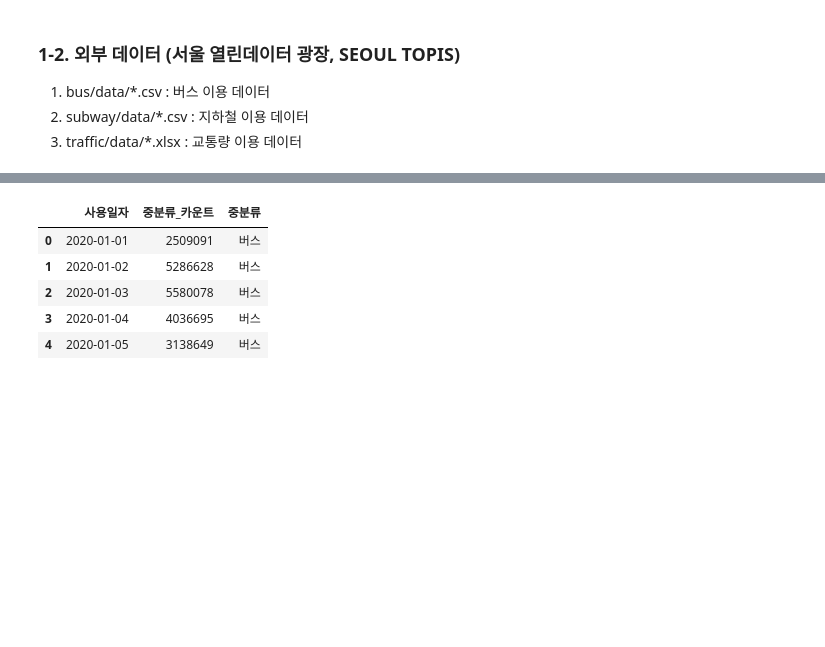
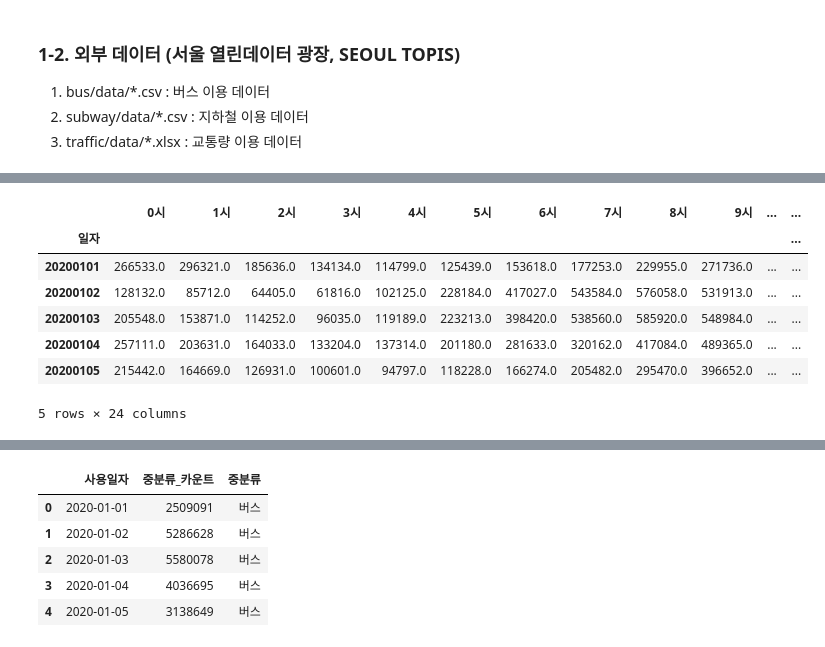
Before and after one commit to JONGSKY/Dacon-COVID-19-Viz, a Jupyter notebook: result/result_1.ipynb, the cells around one changed output, grey strips where cells are left out. Drawn from its saved outputs; the diff is of its cells as text; code cells hidden in the pictures; blank space fills up the shorter version.

```diff
--- a/result/result_1.ipynb
+++ b/result/result_1.ipynb
@@ -209,0 +320,7 @@ traffic_df = pd.read_csv(os.path.join(BASE_DIR, EXTERNAL_DIR, TRAFFIC_DIR, TRAFF
+# %%
+traffic_df = pd.DataFrame(columns=['일자', '요일', '지점명', '지점번호', '방향', '구분', '0시', '1시', '2시', '3시', '4시',
+       '5시', '6시', '7시', '8시', '9시', '10시', '11시', '12시', '13시', '14시', '15시',
+       '16시', '17시', '18시', '19시', '20시', '21시', '22시', '23시'])
+# %%
+month_list = ['{:0>2}'.format(num) for num in range(1, 7)]
+month_list
@@ -209,0 +329,3 @@ traffic_df = pd.read_csv(os.path.join(BASE_DIR, EXTERNAL_DIR, TRAFFIC_DIR, TRAFF
+# %%
+traffic_file_path = os.path.join(TRAFFIC_DIR, '{}월 서울시 교통량 조사자료.xlsx')
+traffic_file_path
@@ -209,0 +347,12 @@ traffic_df = pd.read_csv(os.path.join(BASE_DIR, EXTERNAL_DIR, TRAFFIC_DIR, TRAFF
+# %%
+traffic_df = traffic_df.groupby('일자')[[name for name in traffic_df.columns if name[0].isnumeric()]].sum()
+traffic_df.head()
+# %% [output]
+|  | 0시 | 1시 | 2시 | 3시 | 4시 | 5시 | 6시 | 7시 | 8시 | 9시 | ... | ... |
+| 일자 |  |  |  |  |  |  |  |  |  |  |  | ... |
+| 20200101 | 266533.0 | 296321.0 | 185636.0 | 134134.0 | 114799.0 | 125439.0 | 153618.0 | 177253.0 | 229955.0 | 271736.0 | ... | ... |
+| 20200102 | 128132.0 | 85712.0 | 64405.0 | 61816.0 | 102125.0 | 228184.0 | 417027.0 | 543584.0 | 576058.0 | 531913.0 | ... | ... |
+| 20200103 | 205548.0 | 153871.0 | 114252.0 | 96035.0 | 119189.0 | 223213.0 | 398420.0 | 538560.0 | 585920.0 | 548984.0 | ... | ... |
+| 20200104 | 257111.0 | 203631.0 | 164033.0 | 133204.0 | 137314.0 | 201180.0 | 281633.0 | 320162.0 | 417084.0 | 489365.0 | ... | ... |
+| 20200105 | 215442.0 | 164669.0 | 126931.0 | 100601.0 | 94797.0 | 118228.0 | 166274.0 | 205482.0 | 295470.0 | 396652.0 | ... | ... |
+5 rows × 24 columns
```
Also changed, not shown: parts of 53 cells of this notebook.
